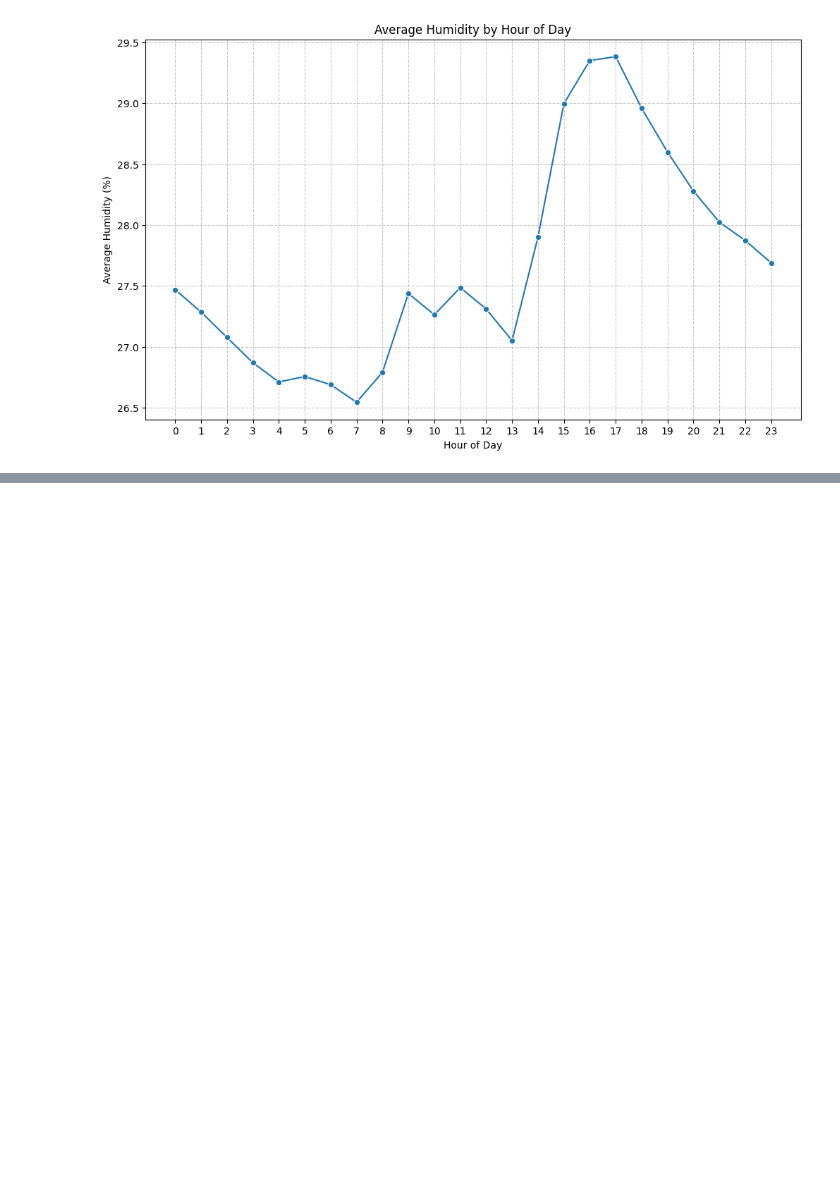
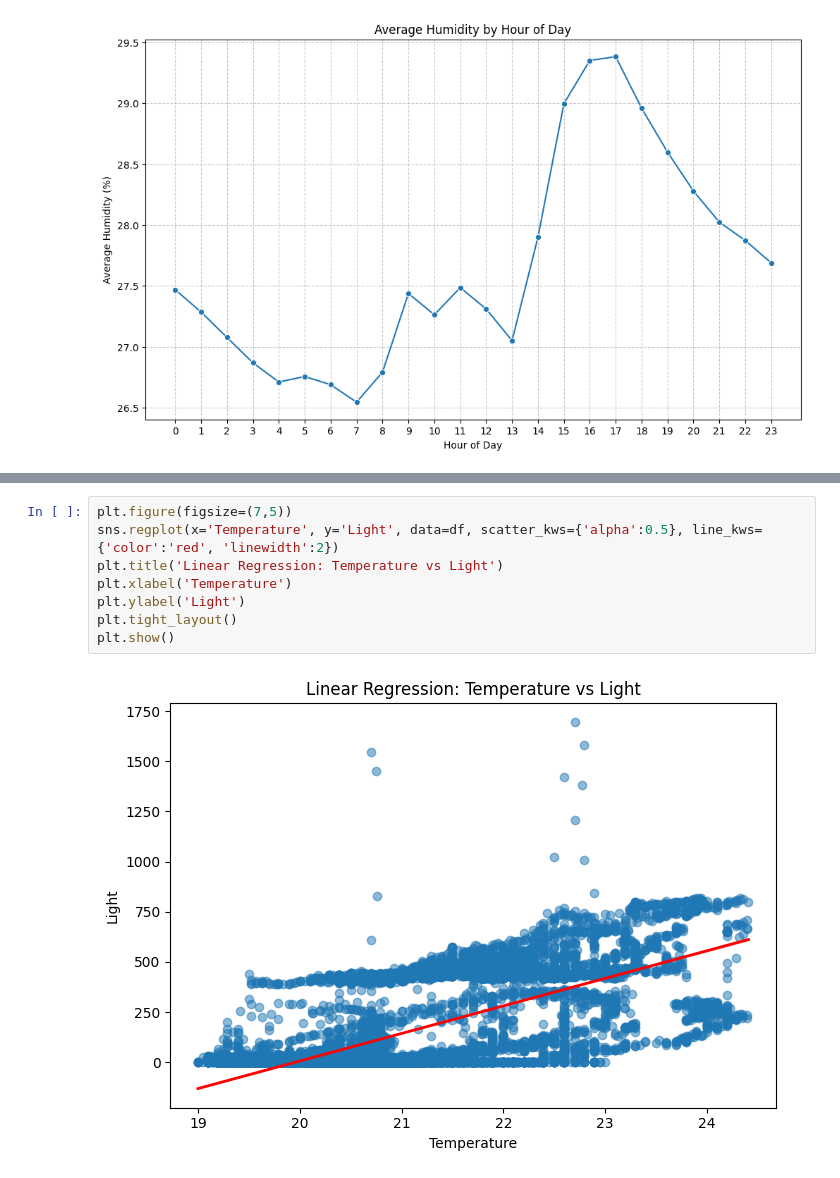
Before and after one commit to NoamShaphir/-MicroClimate, a Jupyter notebook: analysis (1).ipynb, the cells around one changed output, grey strips where cells are left out. Drawn from its saved outputs; the diff is of its cells as text; blank space fills up the shorter version.

```diff
--- a/analysis (1).ipynb
+++ b/analysis (1).ipynb
@@ -827,0 +839,10 @@ plt.show()
+# %%
+plt.figure(figsize=(7,5))
+sns.regplot(x='Temperature', y='Light', data=df, scatter_kws={'alpha':0.5}, line_kws={'color':'red', 'linewidth':2})
+plt.title('Linear Regression: Temperature vs Light')
+plt.xlabel('Temperature')
+plt.ylabel('Light')
+plt.tight_layout()
+plt.show()
+# %% [output]
+[figure, added]
```
Also changed, not shown: parts of 11 cells of this notebook.
